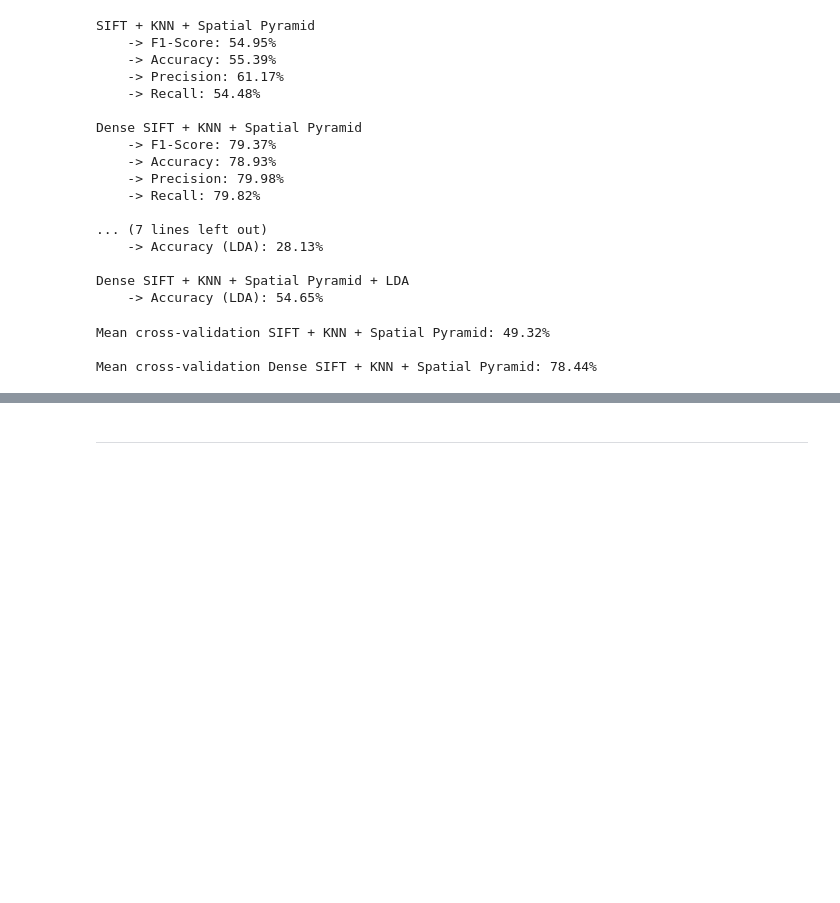
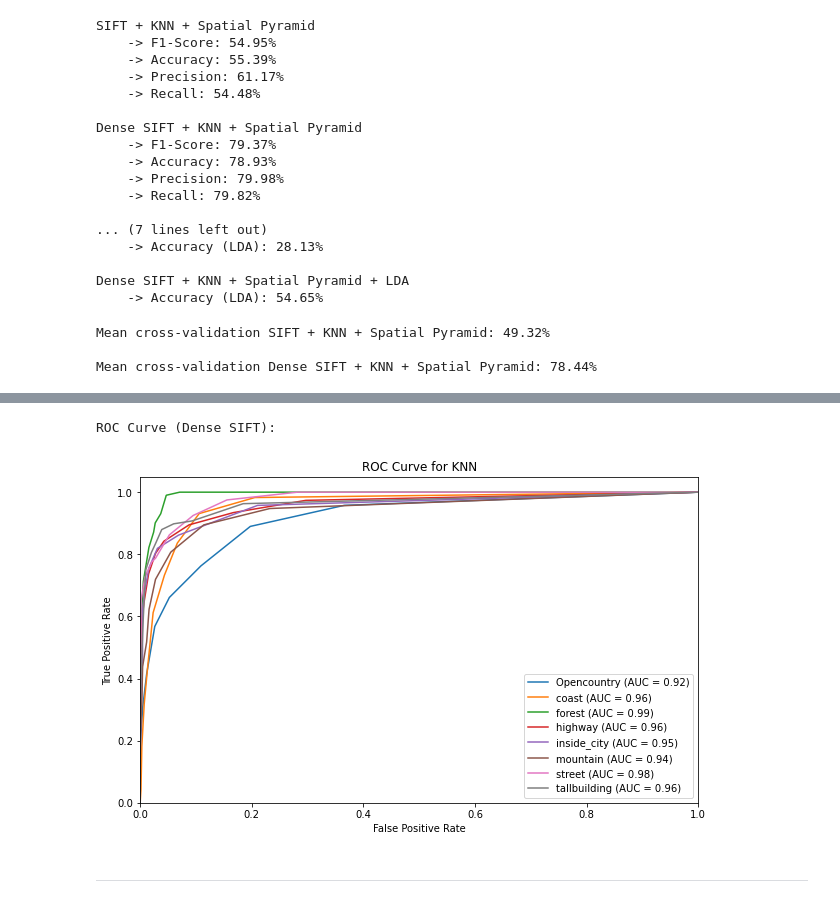
Before and after one commit to MCV-C3/project23-24-01, a Jupyter notebook: Task1/BagofVisualWords.ipynb, the cells around one changed output, grey strips where cells are left out. Cells and saved outputs as stored; diff of their text form; code cells hidden in the pictures; blank space fills up the shorter version.

```diff
--- a/Task1/BagofVisualWords.ipynb
+++ b/Task1/BagofVisualWords.ipynb
@@ -802,3 +744,9 @@ plt.show()
+# %%
+print("ROC Curve (Dense SIFT):")
+utils.plot_roc_curve(visual_words_dense_test, test_labels, base_d_knn, "KNN")
+# %% [output]
+ROC Curve (Dense SIFT):
+[figure, added]
 # %% [markdown]
 ------------------------------------------------------------------------------------------------------------------------------------------------
 # %% [markdown]
```
Also changed, not shown: parts of 23 cells of this notebook, 1 other file.
